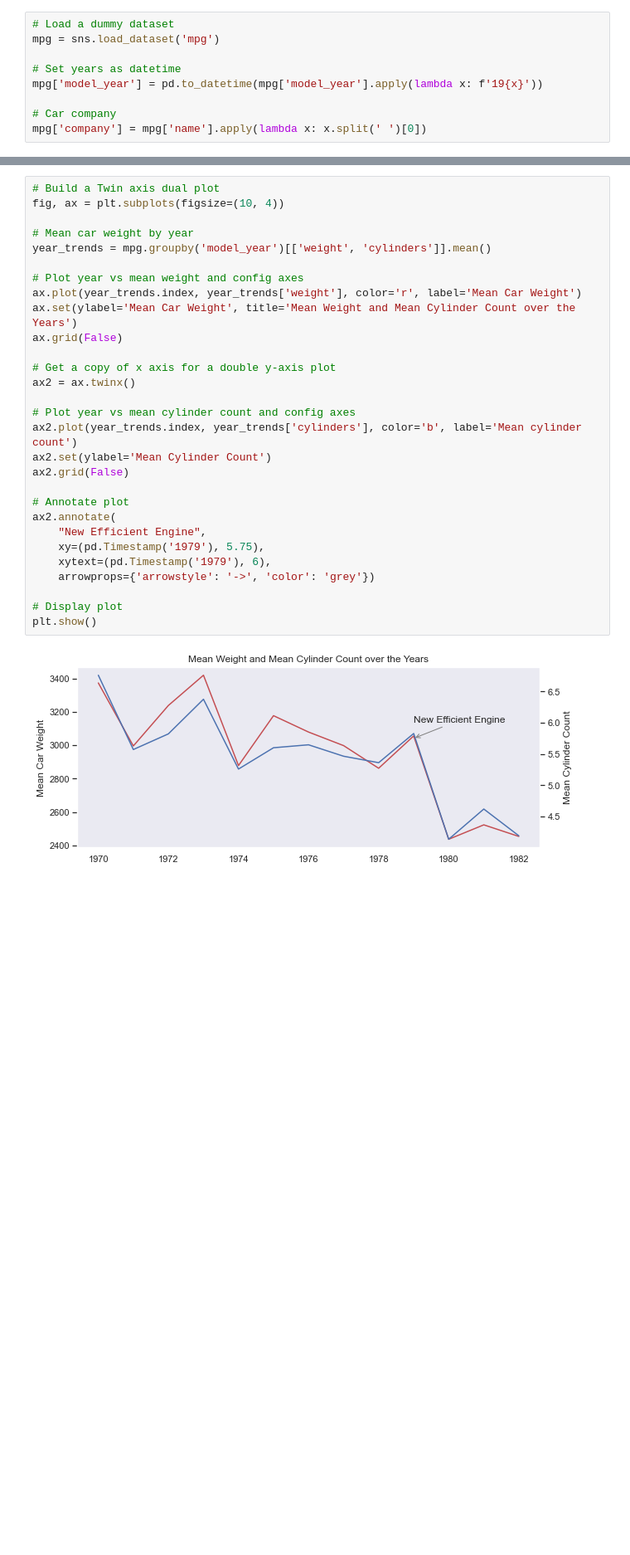
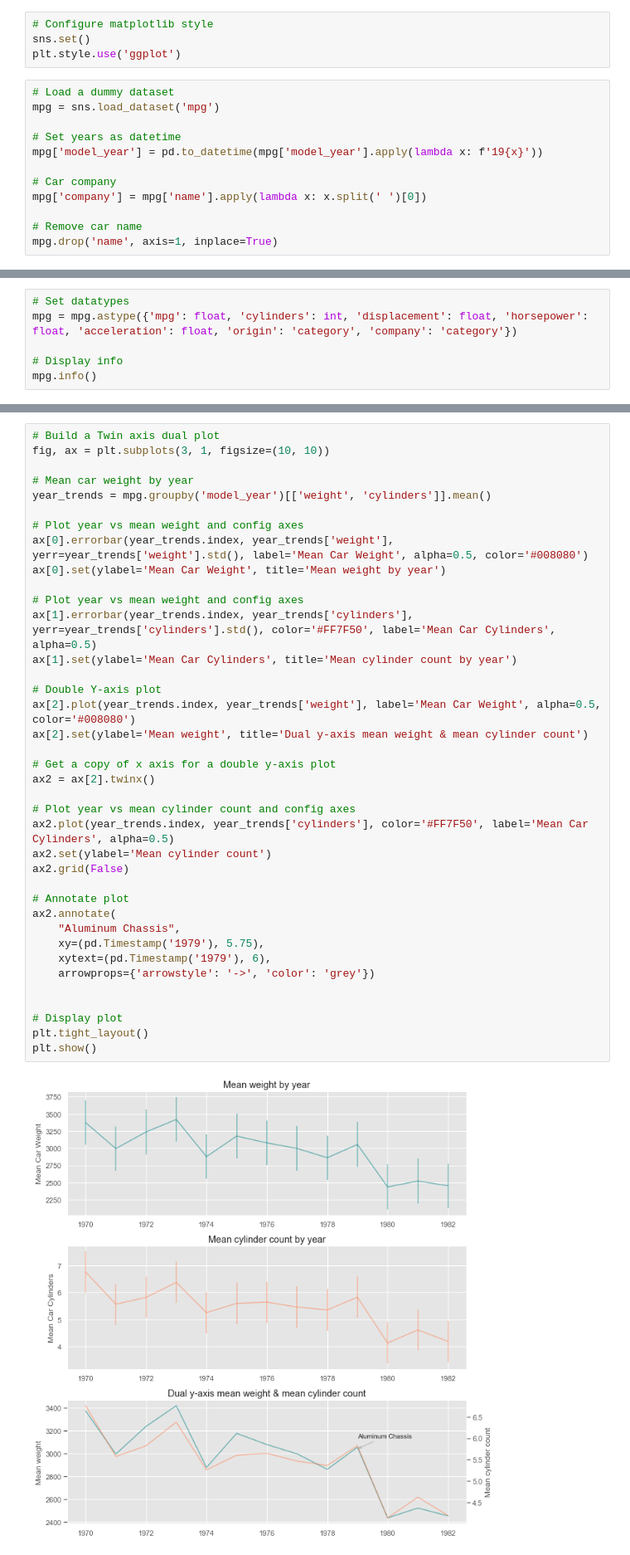
Before and after one commit to VictorCalderon/data-snippets, a Jupyter notebook: DataScience/plotting.ipynb, the cells around one changed output, grey strips where cells are left out. Shown at 83% size. Drawn from its saved outputs; the diff is of its cells as text; blank space fills up the shorter version.

Commit message:
New statistical plots added

```diff
--- a/DataScience/plotting.ipynb
+++ b/DataScience/plotting.ipynb
@@ -9,6 +9,10 @@ import seaborn as sns
 
 # Datasets
 from sklearn import datasets
+# %%
+# Configure matplotlib style
+sns.set()
+plt.style.use('ggplot')
 # %%
 # Load a dummy dataset
 mpg = sns.load_dataset('mpg')
@@ -18,3 +22,6 @@ mpg['model_year'] = pd.to_datetime(mpg['model_year'].apply(lambda x: f'19{x}'))
 
 # Car company
 mpg['company'] = mpg['name'].apply(lambda x: x.split(' ')[0])
+
+# Remove car name
+mpg.drop('name', axis=1, inplace=True)
@@ -23,0 +38,6 @@ sns.set()
+# %%
+# Set datatypes
+mpg = mpg.astype({'mpg': float, 'cylinders': int, 'displacement': float, 'horsepower': float, 'acceleration': float, 'origin': 'category', 'company': 'category'})
+
+# Display info
+mpg.info()
@@ -24,31 +61,40 @@ sns.set()
 # %%
 # Build a Twin axis dual plot
-fig, ax = plt.subplots(figsize=(10, 4))
+fig, ax = plt.subplots(3, 1, figsize=(10, 10))
 
 # Mean car weight by year
 year_trends = mpg.groupby('model_year')[['weight', 'cylinders']].mean()
 
 # Plot year vs mean weight and config axes
-ax.plot(year_trends.index, year_trends['weight'], color='r', label='Mean Car Weight')
-ax.set(ylabel='Mean Car Weight', title='Mean Weight and Mean Cylinder Count over the Years')
-ax.grid(False)
+ax[0].errorbar(year_trends.index, year_trends['weight'], yerr=year_trends['weight'].std(), label='Mean Car Weight', alpha=0.5, color='#008080')
+ax[0].set(ylabel='Mean Car Weight', title='Mean weight by year')
+
+# Plot year vs mean weight and config axes
+ax[1].errorbar(year_trends.index, year_trends['cylinders'], yerr=year_trends['cylinders'].std(), color='#FF7F50', label='Mean Car Cylinders', alpha=0.5)
+ax[1].set(ylabel='Mean Car Cylinders', title='Mean cylinder count by year')
+
+# Double Y-axis plot
+ax[2].plot(year_trends.index, year_trends['weight'], label='Mean Car Weight', alpha=0.5, color='#008080')
+ax[2].set(ylabel='Mean weight', title='Dual y-axis mean weight & mean cylinder count')
 
 # Get a copy of x axis for a double y-axis plot
-ax2 = ax.twinx()
+ax2 = ax[2].twinx()
 
 # Plot year vs mean cylinder count and config axes
-ax2.plot(year_trends.index, year_trends['cylinders'], color='b', label='Mean cylinder count')
-ax2.set(ylabel='Mean Cylinder Count')
+ax2.plot(year_trends.index, year_trends['cylinders'], color='#FF7F50', label='Mean Car Cylinders', alpha=0.5)
+ax2.set(ylabel='Mean cylinder count')
 ax2.grid(False)
 
 # Annotate plot
 ax2.annotate(
-    "New Efficient Engine",
+    "Aluminum Chassis",
     xy=(pd.Timestamp('1979'), 5.75),
     xytext=(pd.Timestamp('1979'), 6),
     arrowprops={'arrowstyle': '->', 'color': 'grey'})
 
+
 # Display plot
+plt.tight_layout()
 plt.show()
 # %% [output]
-[figure, old version]
+[figure, new version]
```
Also changed, not shown: parts of 5 cells of this notebook.
